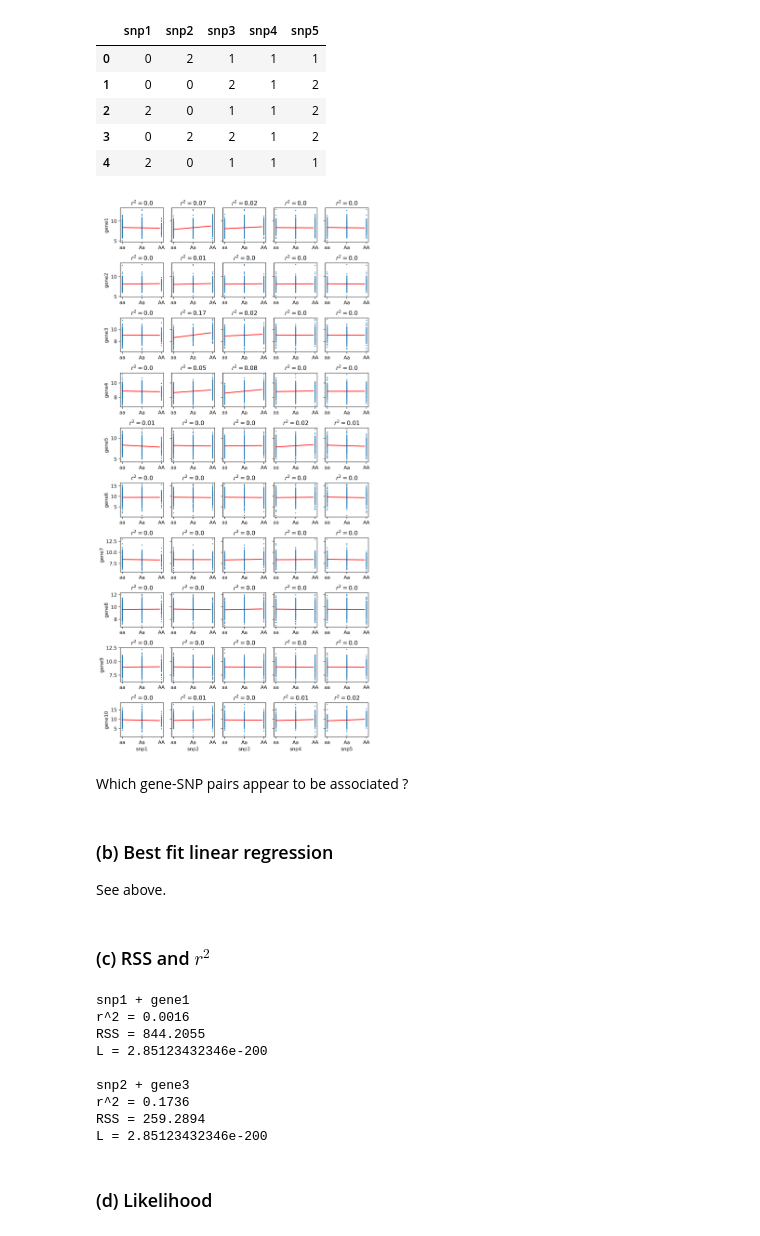
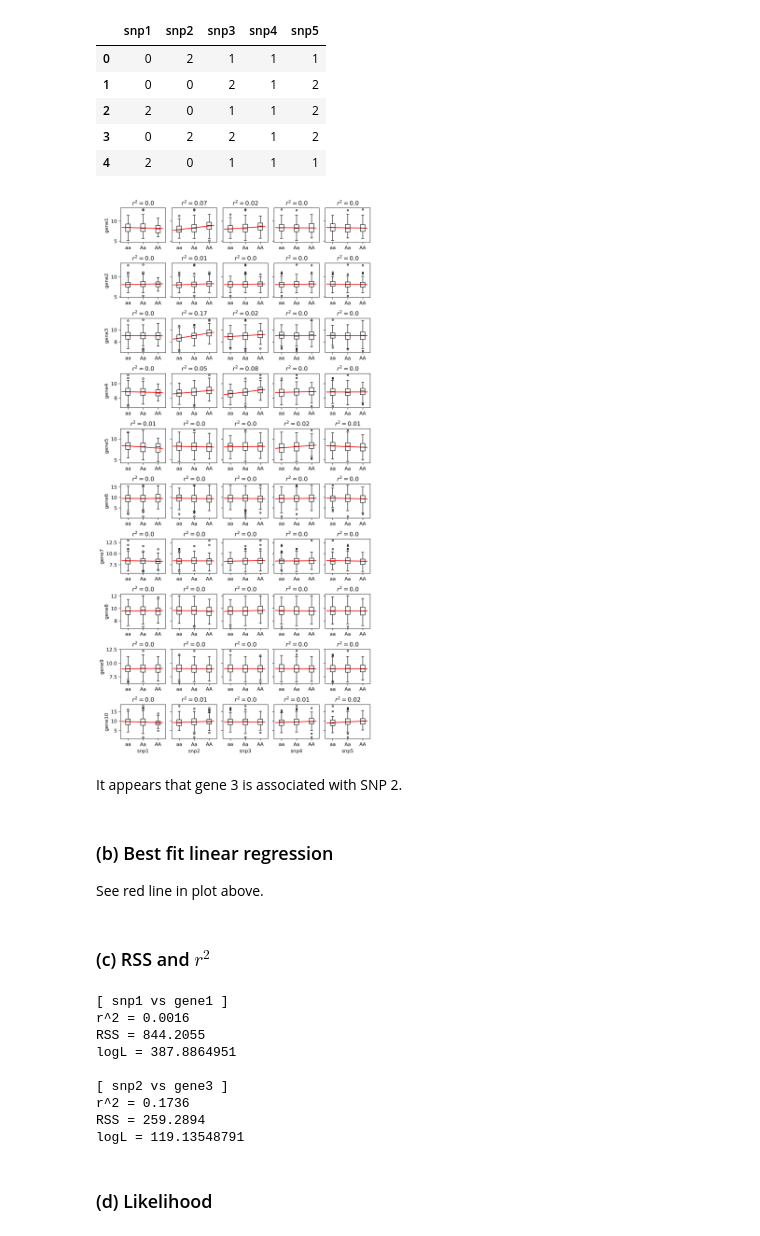
Before and after one commit to abdohlman/CBB540_HW2, a Jupyter notebook: CBB540_HW2.ipynb, the cells around one changed output. Saved outputs shown, nothing was run; the diff lists cells and outputs as text; code cells hidden in the pictures.

```diff
--- a/CBB540_HW2.ipynb
+++ b/CBB540_HW2.ipynb
@@ -33,15 +33,17 @@ display(expdata.head())
 # %% [markdown]
 ### (a) Histograms
 # %%
-fig = plt.figure(figsize=(7,3), dpi=300)
+fig = plt.figure(figsize=(10,4), dpi=300)
+
 for i, gene in enumerate(expdata.columns):
 
     ax = plt.subplot(2,5,i+1)
+
     plt.hist(expdata[gene], bins=np.arange(0,20,0.5))
-    if i==7: plt.xlabel('Expression')
     plt.axis([0,20,0,150])
     plt.title(gene)
 
+fig.text(0.52,0,'Expression',ha='center')
 plt.tight_layout()
 plt.show()
 # %% [output]
@@ -155,11 +143,9 @@ How does quantile normalization impact the quantile-quantile plots? Are outliers
 fig = plt.figure(figsize=(18,18), dpi=300)
 
 for i, gene1 in enumerate(expdata.columns):
-
     for j, gene2 in enumerate(expdata.columns):
 
         n = i + 10*j + 1
-
         if i < j: continue
 
         ax = plt.subplot(10,10, n)
@@ -172,9 +158,7 @@ for i, gene1 in enumerate(expdata.columns):
             r = np.round(stats.pearsonr(x,y)[0],decimals=2)
             plt.annotate('r = {}'.format(r), xycoords='axes points',
                         xy=(10,105), ha='left', va='top')
-#             plt.title('r = {}'.format(np.round(stats.pearsonr(x,y)[0],decimals=2)))
-            if i != j + 1:
-                ax.tick_params(labelbottom='off', labelleft='off')
+            if i != j + 1: ax.tick_params(labelbottom='off', labelleft='off')
         else:
             plt.text(0.5, 0.5, gene1, ha='center', va='center', fontsize=20)
             plt.axis('off')
@@ -201,46 +187,42 @@ display(snpdata.head())
 # %%
 fig = plt.figure(figsize=(8,16), dpi=300)
 
 for i, gene in enumerate(expdata.columns):
 
     for j, snp in enumerate(snpdata.columns):
 
         n = 5*i + j + 1
         ax = plt.subplot(10,5,n)
 
         x = snpdata[snp]
         y = expdata[gene]
-
         slope, intercept, r, p, stderr = stats.linregress(x,y)
 
-        plt.scatter(x, y, s=1)
+        plt.boxplot([y[x==xi] for xi in [0,1,2]],labels=['aa','Aa','AA'],
+                   medianprops={'color':'black'}, flierprops={'marker':'.'})
 
-        domain = np.arange(0,2,0.1)
-        plt.plot(domain, slope*domain + intercept,'r')
-
-        if j == 0:
-            plt.ylabel(gene)
-        else:
-            ax.tick_params(labelleft='off')
-
-        if i == 9: plt.xlabel(snp)
+        domain = np.arange(0.6,3.4,0.1)
+        plt.plot(domain, slope*(domain - 1) + intercept,'r')
 
         plt.title('$r^2 = {}$'.format(np.round(r**2, decimals=2)))
-        plt.xticks([0,1,2], ['aa','Aa','AA'])
+        if j == 0: plt.ylabel(gene)
+        else: ax.tick_params(labelleft='off')
+        if i == 9: plt.xlabel(snp)
 
 plt.tight_layout()
 plt.show()
 # %% [output]
-[figure, old version]
+[figure, new version]
-# %% [markdown]
-Which gene-SNP pairs appear to be associated ?
+# %% [markdown]
+It appears that gene 3 is associated with SNP 2.
 # %% [markdown]
 ### (b) Best fit linear regression
 
-See above.
+See red line in plot above.
 # %% [markdown]
 ### (c) RSS and $r^2$
 # %%
+# snp1 and gene1 are not associated, but snp2 and gene3 are
 for snp, gene in [('snp1','gene1'),('snp2','gene3')]:
 
     x = np.matrix(snpdata[snp]).T
@@ -254,34 +236,25 @@ for snp, gene in [('snp1','gene1'),('snp2','gene3')]:
     r2 = np.round(r2_score(y, y_fit), decimals=4)
     rss = np.round(500*mean_squared_error(y, y_fit), decimals=4)
 
-    n = 500
-#     err =
-
-#     likelihood = np.prod(
-#         [(1.0/np.sqrt(2*math.pi))*np.exp(-1*(yi - (beta*xi + beta0))/2.0)
-#         for xi,yi in zip(x,y)])
-
     residuals = y - y_fit
-
-    likelihood = np.prod(
-        [(1.0/np.sqrt(2*math.pi))*np.exp(-res/2.0)
+    loglikelihood = np.sum(
+        [np.log(1.0/np.sqrt(2*math.pi))*(-0.5*res**2)
         for res in residuals])
 
-
-    print snp,'+',gene
+    print '[',snp,'vs',gene,']'
     print 'r^2 = {}'.format(r2)
     print 'RSS = {}'.format(rss)
-    print 'L = {}\n'.format(likelihood)
+    print 'logL = {}\n'.format(loglikelihood)
 # %% [output]
-snp1 + gene1
+[ snp1 vs gene1 ]
 r^2 = 0.0016
 RSS = 844.2055
-L = 2.85123432346e-200
+logL = 387.8864951
 
-snp2 + gene3
+[ snp2 vs gene3 ]
 r^2 = 0.1736
 RSS = 259.2894
-L = 2.85123432346e-200
+logL = 119.13548791
 # %% [markdown]
 ### (d) Likelihood
 # %% [markdown]
```
Also changed, not shown: parts of 13 cells of this notebook.
